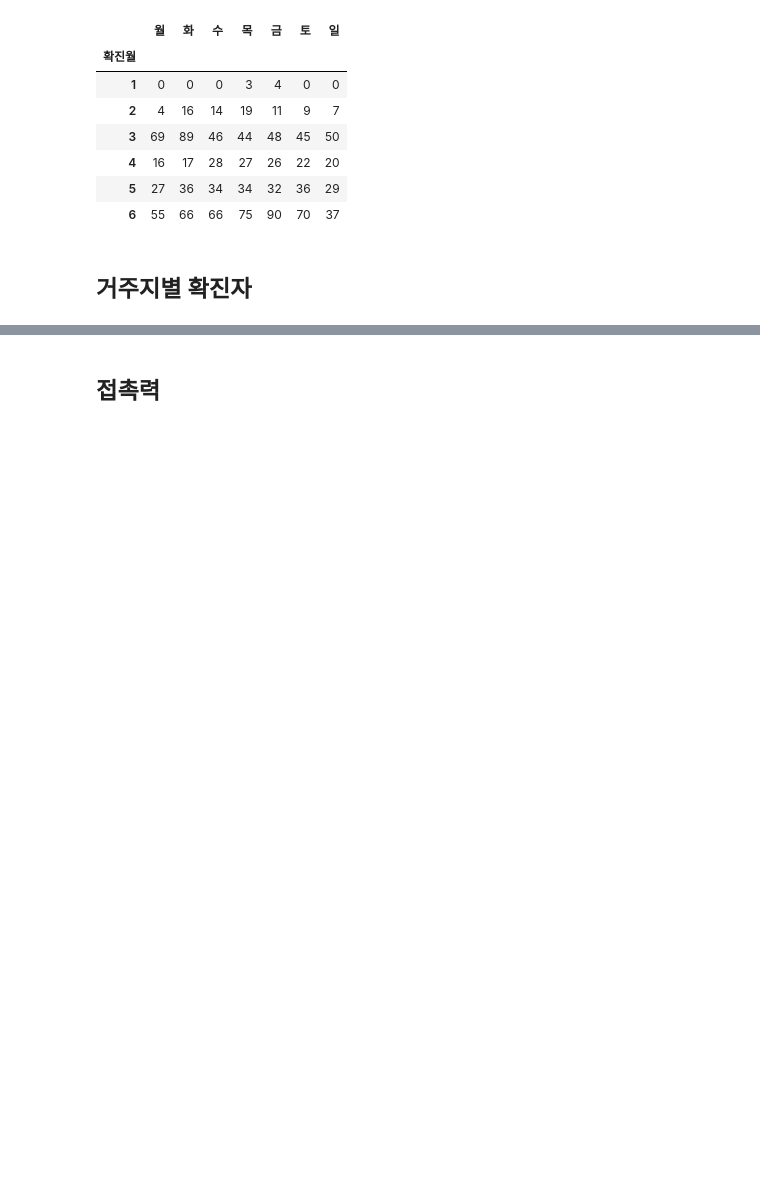
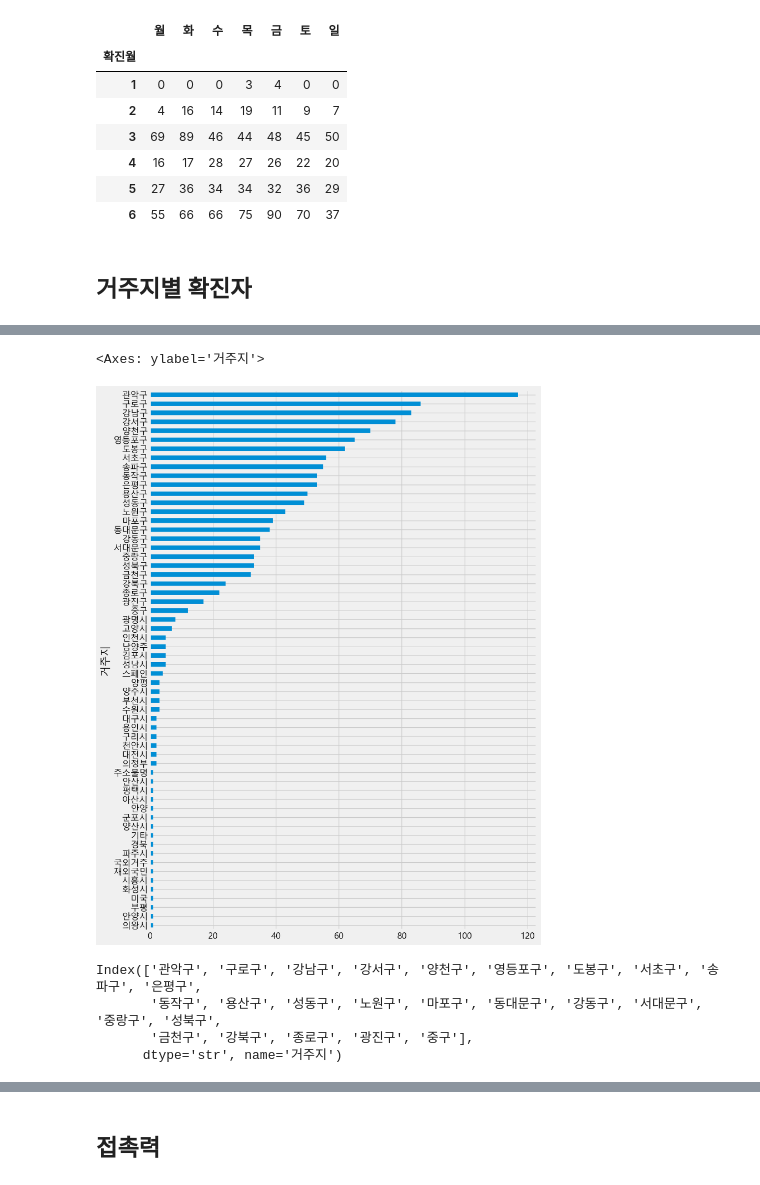
Before and after one commit to nz663633/data-analysis-viz, a Jupyter notebook: seoul-covid-19-02-eda-input.ipynb, the cells around one changed output, grey strips where cells are left out. Saved outputs shown, nothing was run; the diff lists cells and outputs as text; code cells hidden in the pictures; blank space fills up the shorter version.

```diff
--- a/seoul-covid-19-02-eda-input.ipynb
+++ b/seoul-covid-19-02-eda-input.ipynb
@@ -597,3 +597,6 @@ all_day_week.style.background_gradient(cmap="Blues")
 ## 거주지별 확진자
 # %%
 # 거주지(구별) 확진자의 빈도수를 구하고 시각화 합니다.
+
+gu_count = df["거주지"].value_counts()
+gu_count.head()
@@ -600,7 +611,21 @@ all_day_week.style.background_gradient(cmap="Blues")
 # %%
 # 구별 확진자의 수를 시각화 합니다.
+
+gu_count.sort_values().plot.barh(figsize=(10, 15))
+# %% [output]
+<Axes: ylabel='거주지'>
+[figure, added]
 # %%
 # 서울에서 확진판정을 받은 데이터이기 때문에 거주지가 서울이 아닐 수도 있습니다.
 # 거주지 별로 서울시에 해당되는 데이터만 따로 가져옵니다.
+# 위에서 25개만 가져오기(서울의 구는 총 25개)
+
+gu = gu_count[:25].index
+gu
+# %% [output]
+Index(['관악구', '구로구', '강남구', '강서구', '양천구', '영등포구', '도봉구', '서초구', '송파구', '은평구',
+       '동작구', '용산구', '성동구', '노원구', '마포구', '동대문구', '강동구', '서대문구', '중랑구', '성북구',
+       '금천구', '강북구', '종로구', '광진구', '중구'],
+      dtype='str', name='거주지')
 # %%
 # 거주지가 서울이 아닌 지역을 따로 추출합니다.
```
Also changed, not shown: parts of 9 cells of this notebook.
